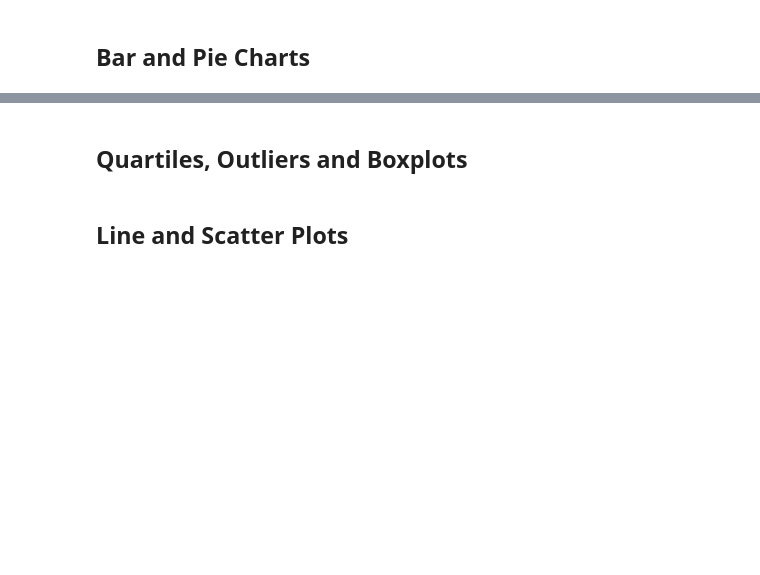
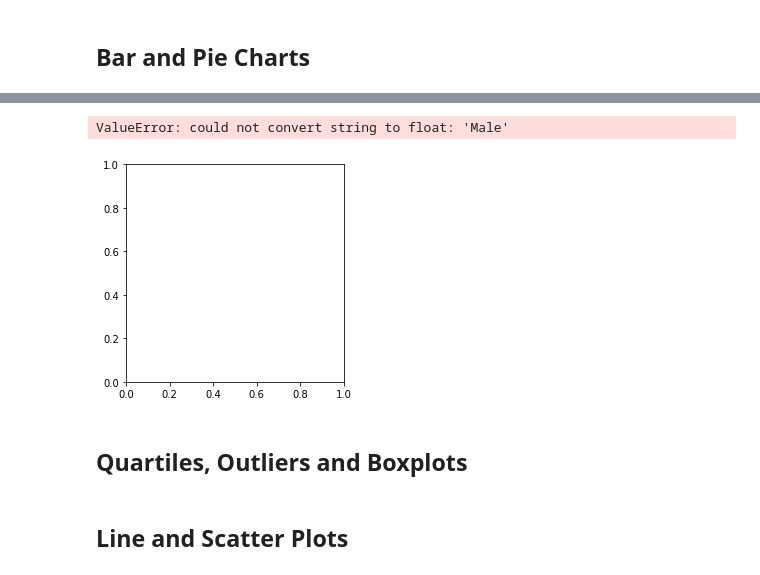
Before and after one commit to TylerWalje/matplotlib, a Jupyter notebook: pymaceuticals_starter.ipynb, the cells around one changed output, grey strips where cells are left out. Drawn from its saved outputs; the diff is of its cells as text; code cells hidden in the pictures; blank space fills up the shorter version.

```diff
--- a/pymaceuticals_starter.ipynb
+++ b/pymaceuticals_starter.ipynb
@@ -77,3 +106,17 @@ variance = combine.groupby("Drug Regimen")["Tumor Volume (mm3)"].variance
+# %%
+# Generate a pie plot showing the distribution of female versus male mice using pandas
+labels = ("Male", "Female")
+values = ["Capomulin", "Ceftamin", "Infubinol", "Ketapril", "Naftisol", "Placebo", "Propriva", "Ramicane", "Stelasyn", "Zoniferol"]
+colors = ["yellow","green","lightblue","orange","red","purple","pink","yellowgreen","lightskyblue","lightcoral"]
+explode = (0.1,0,0,0,0,0,0,0,0,0)
+plt.pie(labels, explode=explode, labels=labels, colors=colors,
+        autopct="%1.1f%%", shadow=True, startangle=140)
+plt.axis("equal")
+plt.savefig("../Images/PyPies.png")
+plt.show()
+# %% [output]
+ValueError: could not convert string to float: 'Male'
+[figure, added]
 # %%
 # Generate a pie plot showing the distribution of female versus male mice using pyplot
 # %% [markdown]
```
Also changed, not shown: parts of 5 cells of this notebook.
